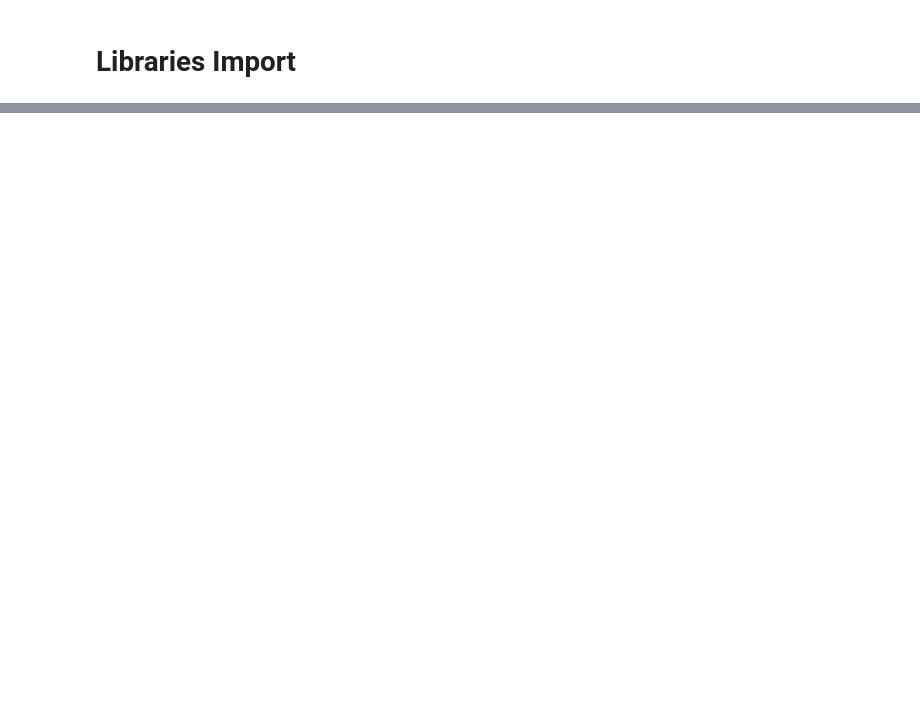
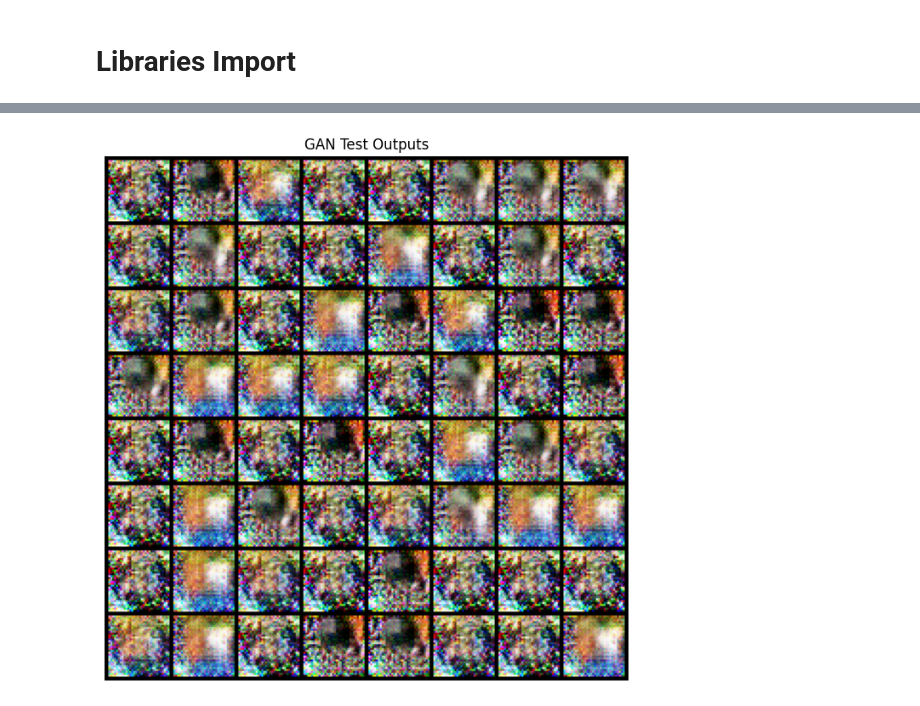
Before and after one commit to zianahmed/VAE-vs-GAN-CIFAR-10, a Jupyter notebook: Training.ipynb, the cells around one changed output, grey strips where cells are left out. Saved outputs shown, nothing was run; the diff lists cells and outputs as text; code cells hidden in the pictures; blank space fills up the shorter version.

```diff
--- a/Training.ipynb
+++ b/Training.ipynb
@@ -483,0 +392,20 @@ plt.show()
+# %%
+# ----- Testing GAN Outputs on Test Set -----
+generator.eval()
+with torch.no_grad():
+    # Get a batch from the test loader.
+    test_batch, _ = next(iter(test_dataloader))
+    test_batch = test_batch.to(device)
+    noise = torch.randn(test_batch.size(0), gan_latent_dim, 1, 1, device=device)
+    fake_test = generator(noise)
+    fake_test = (fake_test + 1) / 2  # Denormalize to [0,1]
+    grid_test = make_grid(fake_test, nrow=8)
+
+    plt.figure(figsize=(8,8))
+    plt.title("GAN Test Outputs")
+    plt.imshow(np.transpose(grid_test.cpu().numpy(), (1, 2, 0)))
+    plt.axis("off")
+    plt.show()
+    save_image(fake_test, "gan_test_outputs.png", nrow=8, normalize=True)
+# %% [output]
+[figure, added]
```
Also changed, not shown: parts of 38 cells of this notebook.
